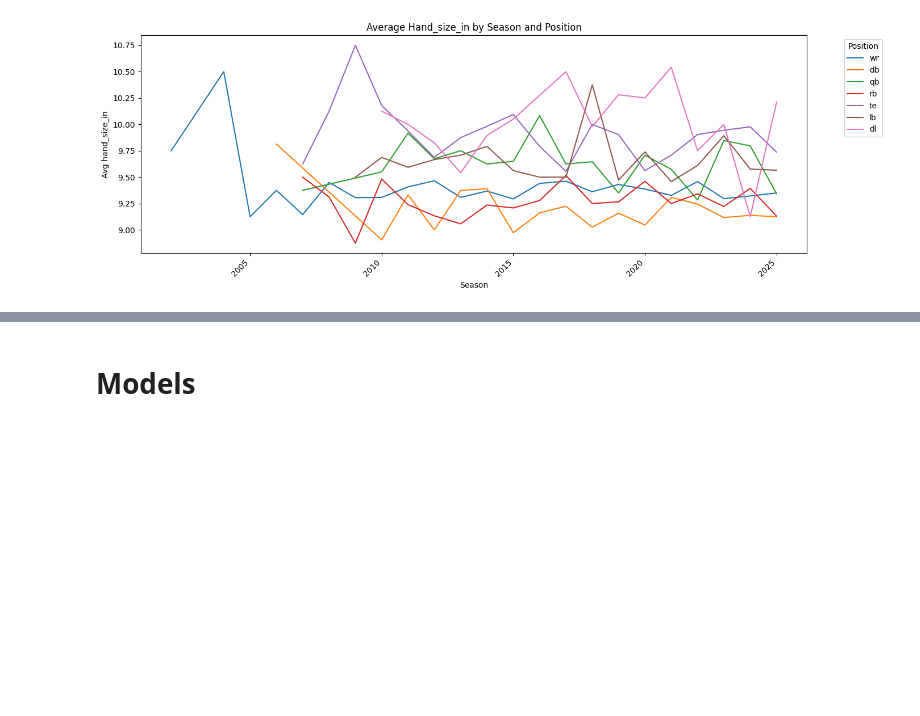
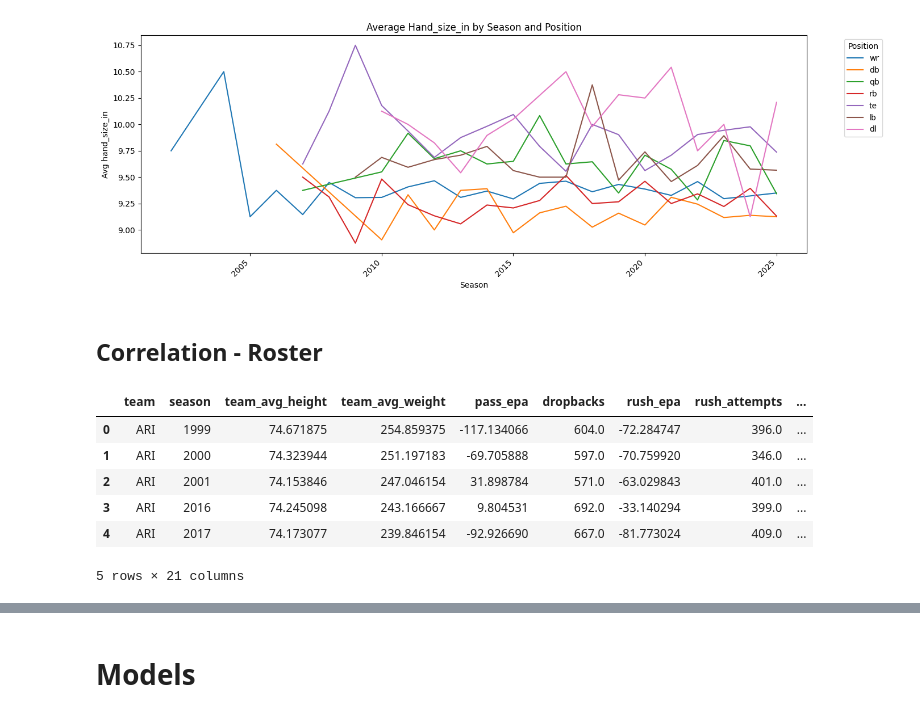
Before and after one commit to DoughnutJam/OMSA-CSE-6242, a Jupyter notebook: notebooks/eda_nb.ipynb, the cells around one changed output, grey strips where cells are left out. Saved outputs shown, nothing was run; the diff lists cells and outputs as text; code cells hidden in the pictures; blank space fills up the shorter version.

```diff
--- a/notebooks/eda_nb.ipynb
+++ b/notebooks/eda_nb.ipynb
@@ -205,3 +218,15 @@ for measurement in measurement_list:
 [figure]
 [figure]
 [figure]
+# %% [markdown]
+## Correlation - Roster
+# %%
+df_roster.head()
+# %% [output]
+|  | team | season | team_avg_height | team_avg_weight | pass_epa | dropbacks | rush_epa | rush_attempts | ... |
+| 0 | ARI | 1999 | 74.671875 | 254.859375 | -117.134066 | 604.0 | -72.284747 | 396.0 | ... |
+| 1 | ARI | 2000 | 74.323944 | 251.197183 | -69.705888 | 597.0 | -70.759920 | 346.0 | ... |
+| 2 | ARI | 2001 | 74.153846 | 247.046154 | 31.898784 | 571.0 | -63.029843 | 401.0 | ... |
+| 3 | ARI | 2016 | 74.245098 | 243.166667 | 9.804531 | 692.0 | -33.140294 | 399.0 | ... |
+| 4 | ARI | 2017 | 74.173077 | 239.846154 | -92.926690 | 667.0 | -81.773024 | 409.0 | ... |
+5 rows × 21 columns
```
Also changed, not shown: parts of 19 cells of this notebook.
